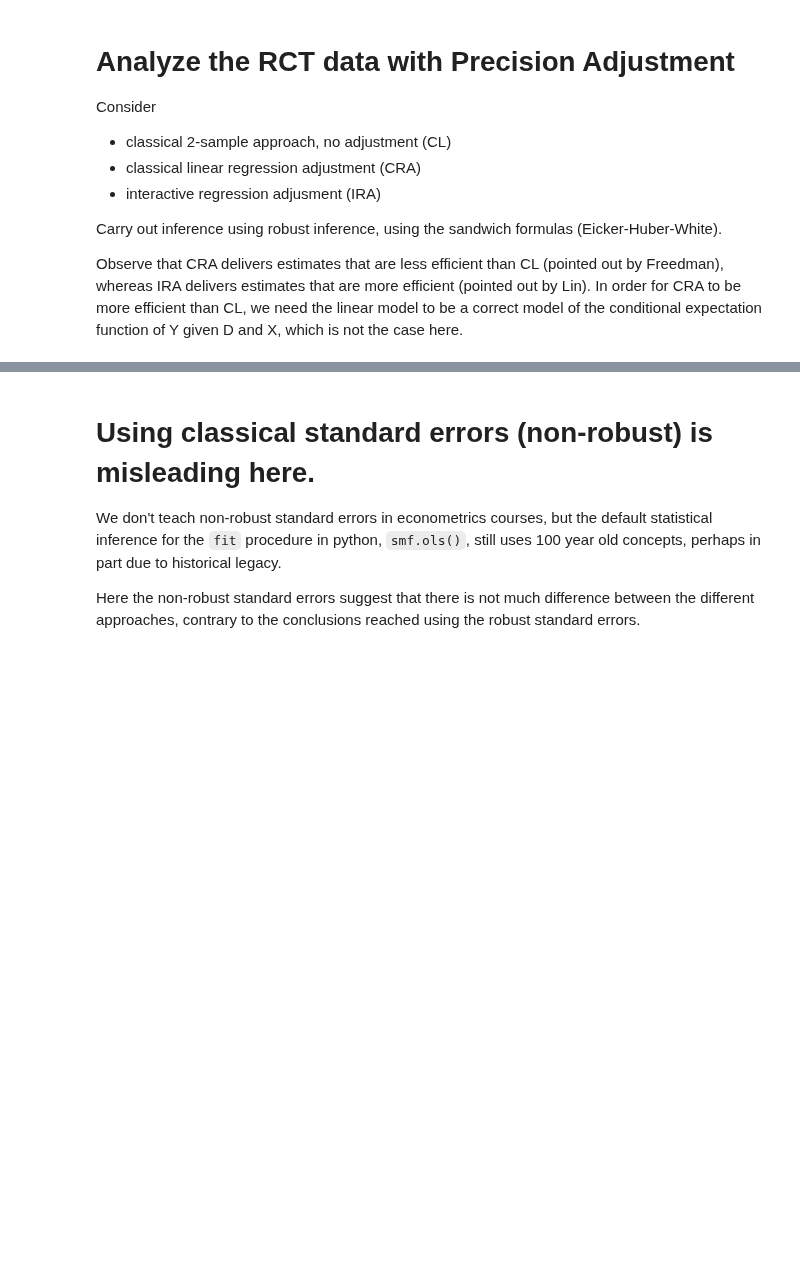
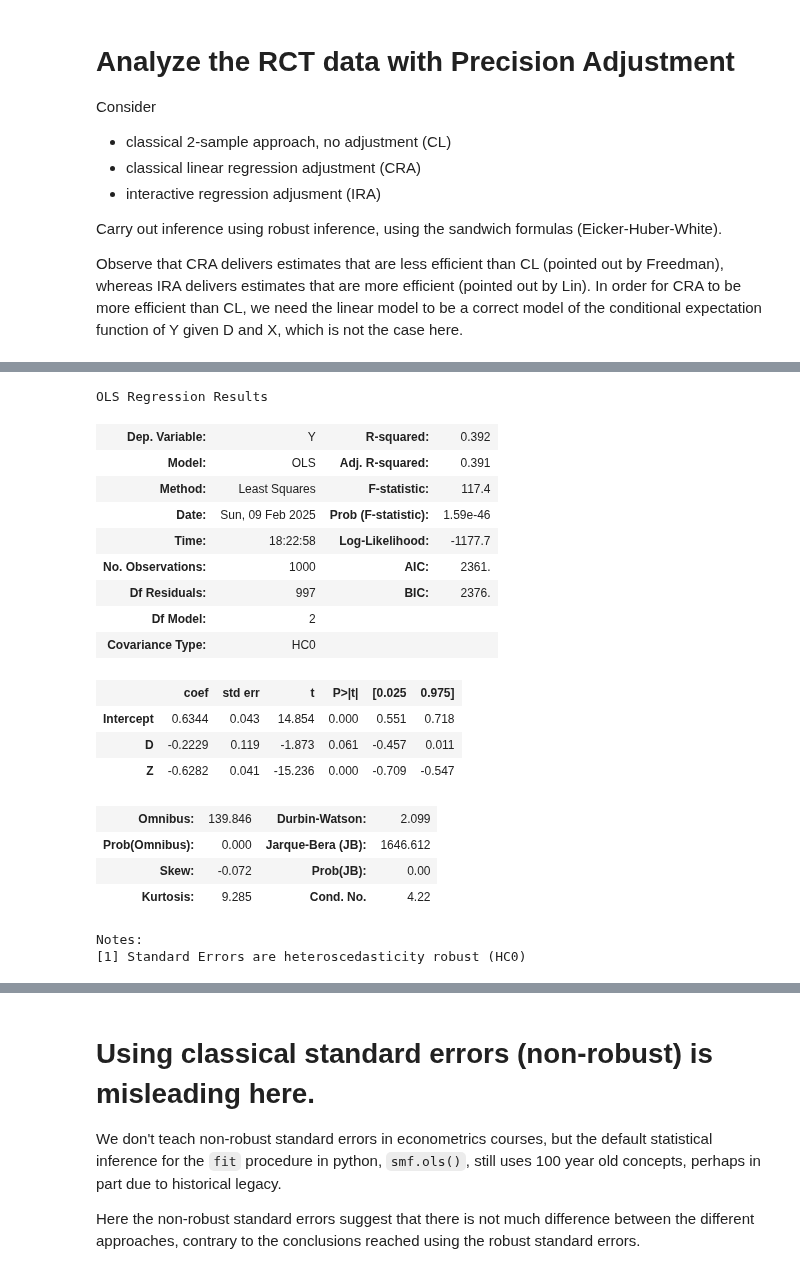
Before and after one commit to CausalAIBook/MetricsMLNotebooks, a Jupyter notebook: CM1/python-sim-precision-adj.ipynb, the cells around one changed output, grey strips where cells are left out. Saved outputs shown, nothing was run; the diff lists cells and outputs as text; code cells hidden in the pictures; blank space fills up the shorter version.

```diff
--- a/CM1/python-sim-precision-adj.ipynb
+++ b/CM1/python-sim-precision-adj.ipynb
@@ -55,0 +75,24 @@ print(IRA.get_robustcov_results(cov_type="HC1").summary())
+# %%
+CRA = smf.ols("Y ~ D + Z", data=data).fit()      # classical
+CRA.get_robustcov_results(cov_type="HC0").summary()
+# %% [output]
+OLS Regression Results
+| Dep. Variable: | Y | R-squared: | 0.392 |
+| Model: | OLS | Adj. R-squared: | 0.391 |
+| Method: | Least Squares | F-statistic: | 117.4 |
+| Date: | Sun, 09 Feb 2025 | Prob (F-statistic): | 1.59e-46 |
+| Time: | 18:22:58 | Log-Likelihood: | -1177.7 |
+| No. Observations: | 1000 | AIC: | 2361. |
+| Df Residuals: | 997 | BIC: | 2376. |
+| Df Model: | 2 |  |  |
+| Covariance Type: | HC0 |  |  |
+|  | coef | std err | t | P>|t| | [0.025 | 0.975] |
+| Intercept | 0.6344 | 0.043 | 14.854 | 0.000 | 0.551 | 0.718 |
+| D | -0.2229 | 0.119 | -1.873 | 0.061 | -0.457 | 0.011 |
+| Z | -0.6282 | 0.041 | -15.236 | 0.000 | -0.709 | -0.547 |
+| Omnibus: | 139.846 | Durbin-Watson: | 2.099 |
+| Prob(Omnibus): | 0.000 | Jarque-Bera (JB): | 1646.612 |
+| Skew: | -0.072 | Prob(JB): | 0.00 |
+| Kurtosis: | 9.285 | Cond. No. | 4.22 |
+Notes:
+[1] Standard Errors are heteroscedasticity robust (HC0)
```
Also changed, not shown: parts of 16 cells of this notebook.
